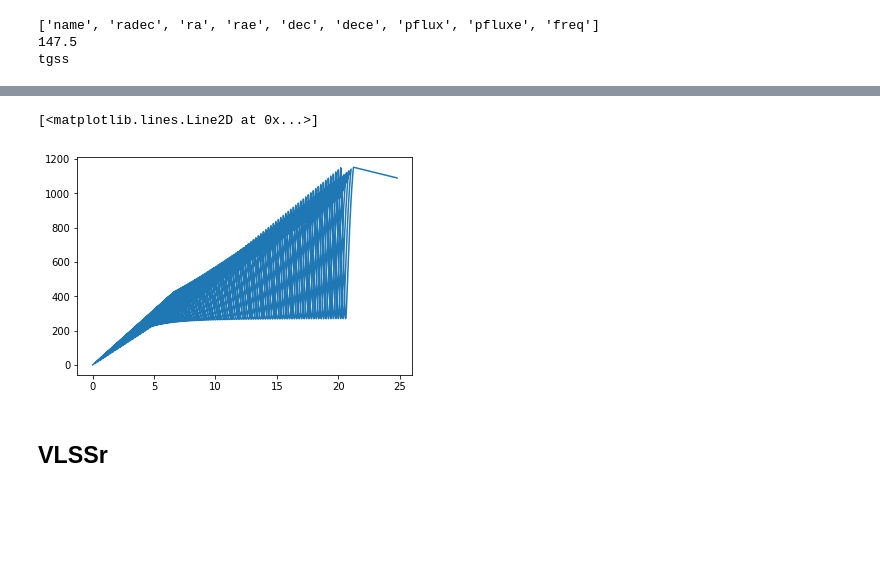
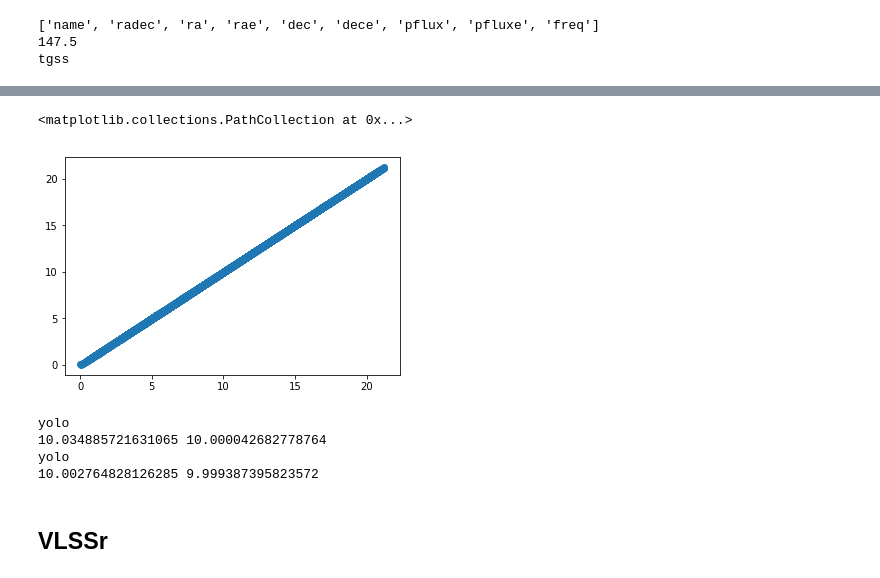
Before and after one commit to Kriandir/KrieksNotebook, a Jupyter notebook: KrieksTransients/SortingTransientsbyKriek-Copy2.ipynb, the cells around one changed output, grey strips where cells are left out. Drawn from its saved outputs; the diff is of its cells as text; code cells hidden in the pictures; blank space fills up the shorter version.

```diff
--- a/KrieksTransients/SortingTransientsbyKriek-Copy2.ipynb
+++ b/KrieksTransients/SortingTransientsbyKriek-Copy2.ipynb
@@ -645,5 +635,6 @@ z = CompareEuc(tgss,racata,raecata,deccata,dececata,X)
 # %%
-plt.plot(z[:,0],z[:,1])
+
+plt.scatter(z[:,0],z[:,1])
 # %% [output]
-[<matplotlib.lines.Line2D at 0x...>]
+<matplotlib.collections.PathCollection at 0x...>
-[figure, old version]
+[figure, new version]
@@ -654,3 +641,13 @@ plt.plot(z[:,0],z[:,1])
+# %%
+for i in z:
+    if i[1] - 0.001 <= 10 <= i[1] + 0.001:
+        print 'yolo'
+        print i[0], i[1]
+# %% [output]
+yolo
+10.034885721631065 10.000042682778764
+yolo
+10.002764828126285 9.999387395823572
 # %%
 # print tgssscale
 # print 'Fluxvary links'
```
Also changed, not shown: parts of 8 cells of this notebook.
